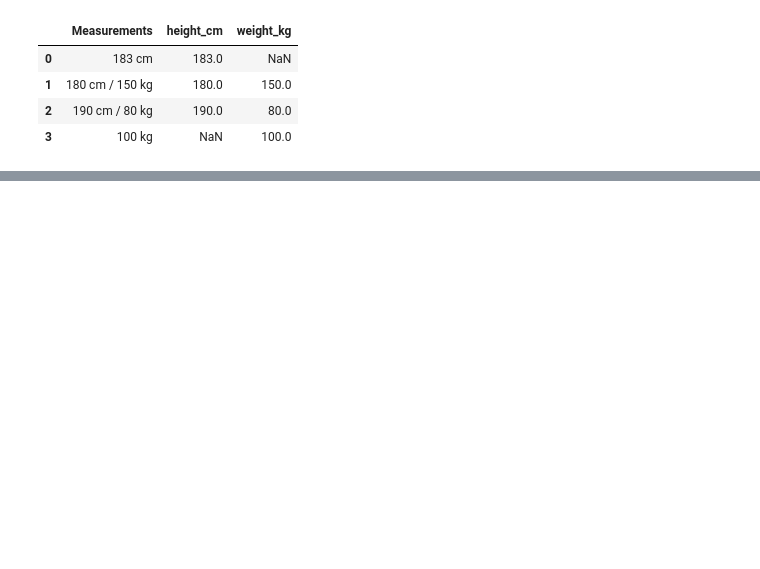
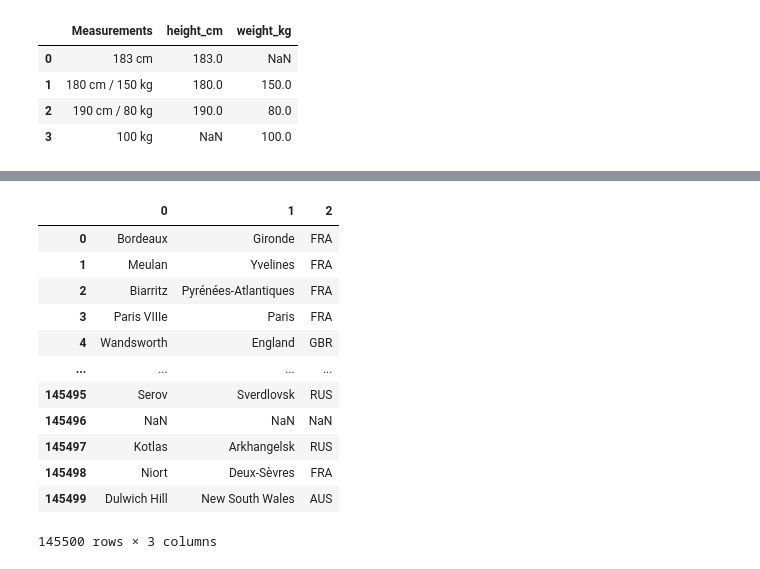
Before and after one commit to mohammad20306/Olympics-Dataset, a Jupyter notebook: cleaned_data.ipynb, the cells around one changed output, grey strips where cells are left out. Cells and saved outputs as stored; diff of their text form; code cells hidden in the pictures; blank space fills up the shorter version.

```diff
--- a/cleaned_data.ipynb
+++ b/cleaned_data.ipynb
@@ -102,0 +104,19 @@ df
+# %%
+#extracting city, region, country from Born column
+#location_pattern = r'([\w\s]+),\s+([\w\s]+)\+\((\w+)\)'
+location_pattern = r'in ([\w\s-]+), ([\w\s-]+) \((\w+)\)'
+df['Born'].str.extract(location_pattern)
+# %% [output]
+|  | 0 | 1 | 2 |
+| 0 | Bordeaux | Gironde | FRA |
+| 1 | Meulan | Yvelines | FRA |
+| 2 | Biarritz | Pyrénées-Atlantiques | FRA |
+| 3 | Paris VIIIe | Paris | FRA |
+| 4 | Wandsworth | England | GBR |
+| ... | ... | ... | ... |
+| 145495 | Serov | Sverdlovsk | RUS |
+| 145496 | NaN | NaN | NaN |
+| 145497 | Kotlas | Arkhangelsk | RUS |
+| 145498 | Niort | Deux-Sèvres | FRA |
+| 145499 | Dulwich Hill | New South Wales | AUS |
+145500 rows × 3 columns
```
Also changed, not shown: parts of 11 cells of this notebook, 1 other file.
